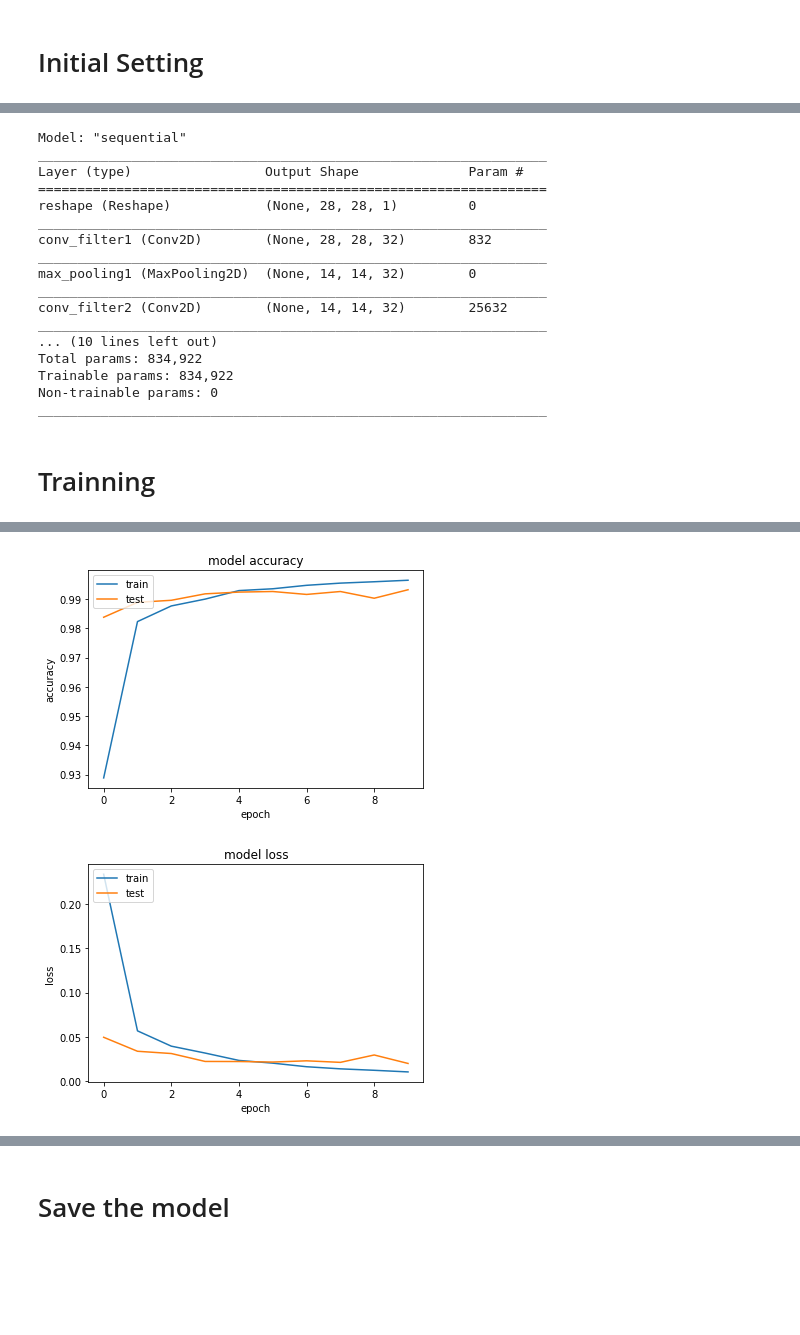
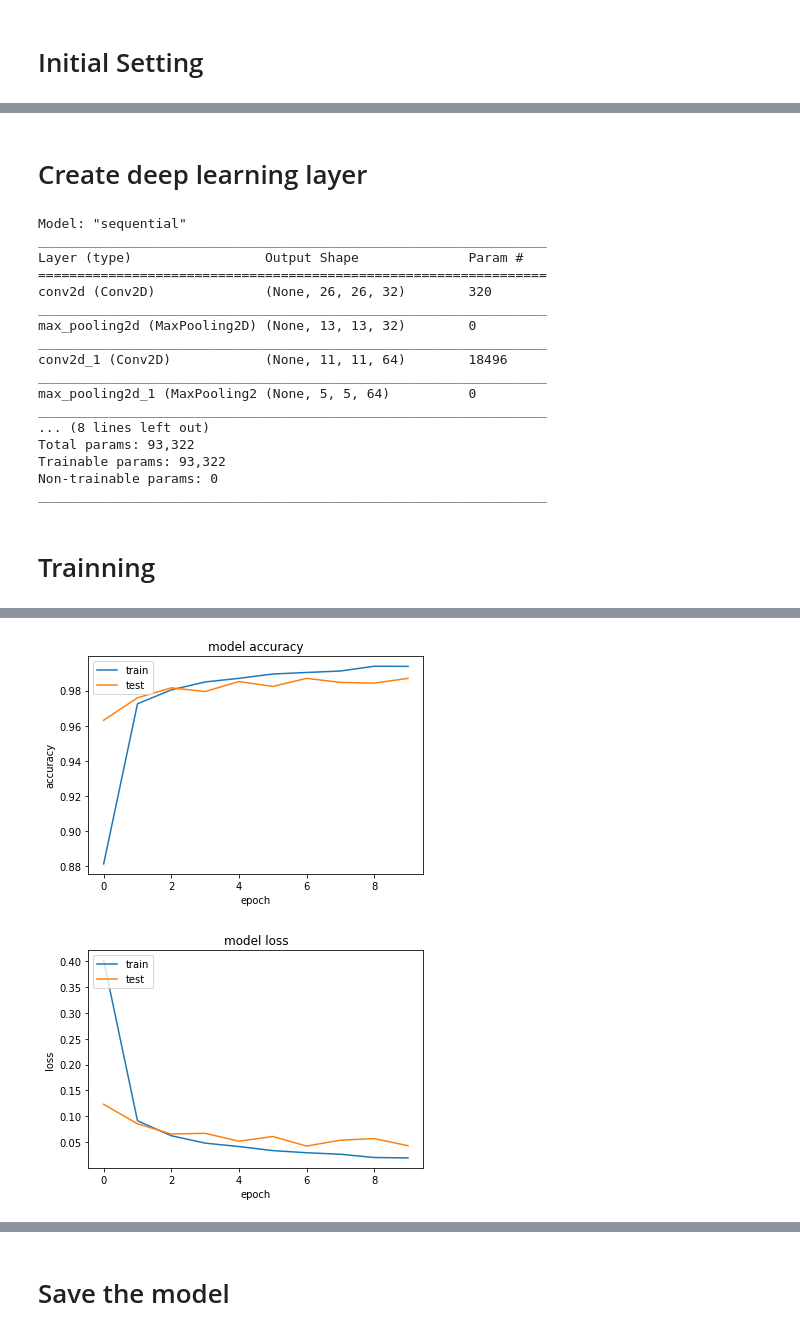
Before and after one commit to naonaorange/tensorflow_samples, a Jupyter notebook: cnn_mnist.ipynb, the cells around one changed output, grey strips where cells are left out. Drawn from its saved outputs; the diff is of its cells as text; code cells hidden in the pictures; blank space fills up the shorter version.

```diff
--- a/cnn_mnist.ipynb
+++ b/cnn_mnist.ipynb
@@ -22,50 +56,33 @@ tensorflow version : 2.0.0
+# %% [markdown]
+# Create deep learning layer
 # %%
-(x_train, y_train), (x_test, y_test) = mnist.load_data()
-x_train = x_train.reshape((len(x_train), 784)).astype('float32') / 255
-x_test = x_test.reshape((len(x_test), 784)).astype('float32') / 255
-y_train = tf.keras.utils.to_categorical(y_train, 10)
-y_test = tf.keras.utils.to_categorical(y_test, 10)
-
-
 model = models.Sequential()
-model.add(layers.Reshape((28, 28, 1),
-                         input_shape=(28*28,),
-                         name='reshape'))
-model.add(layers.Conv2D(32, (5, 5),  padding='same',
-                        kernel_initializer=initializers.TruncatedNormal(),
-                        use_bias=True,
-                        activation='relu',
-                        name='conv_filter1'))
-model.add(layers.MaxPooling2D((2, 2), name='max_pooling1'))
-model.add(layers.Conv2D(32, (5, 5), padding='same',
-                        kernel_initializer=initializers.TruncatedNormal(),
-                        use_bias=True, activation='relu',
-                        name='conv_filter2'))
-model.add(layers.MaxPooling2D((2, 2), name='max_pooling2'))
+model.add(layers.Conv2D(32, (3, 3), activation='relu', input_shape=(28, 28, 1)))
+model.add(layers.MaxPooling2D((2, 2)))
+model.add(layers.Conv2D(64, (3, 3), activation='relu'))
+model.add(layers.MaxPooling2D((2, 2)))
+model.add(layers.Conv2D(64, (3, 3), activation='relu'))
 model.add(layers.Flatten(name='flatten'))
-model.add(layers.Dense(512, activation='relu',
-                       kernel_initializer=initializers.TruncatedNormal(),
-                       name='hidden'))
-model.add(layers.Dropout(rate=0.3, name='dropout'))
+model.add(layers.Dense(64, activation='relu'))
+#model.add(layers.Dropout(rate=0.3, name='dropout'))
 model.add(layers.Dense(10, activation='softmax', name='softmax'))
-
 model.summary()
 # %% [output]
 Model: "sequential"
 _________________________________________________________________
 Layer (type)                 Output Shape              Param #
 =================================================================
-reshape (Reshape)            (None, 28, 28, 1)         0
+conv2d (Conv2D)              (None, 26, 26, 32)        320
 _________________________________________________________________
-conv_filter1 (Conv2D)        (None, 28, 28, 32)        832
+max_pooling2d (MaxPooling2D) (None, 13, 13, 32)        0
 _________________________________________________________________
-max_pooling1 (MaxPooling2D)  (None, 14, 14, 32)        0
+conv2d_1 (Conv2D)            (None, 11, 11, 64)        18496
 _________________________________________________________________
-conv_filter2 (Conv2D)        (None, 14, 14, 32)        25632
+max_pooling2d_1 (MaxPooling2 (None, 5, 5, 64)          0
 _________________________________________________________________
-... (10 lines left out)
-Total params: 834,922
-Trainable params: 834,922
+... (8 lines left out)
+Total params: 93,322
+Trainable params: 93,322
 Non-trainable params: 0
 _________________________________________________________________
 # %% [markdown]
@@ -76,7 +93,7 @@ model.compile(optimizer='adam',
               metrics=['accuracy'])
 
 training = model.fit(x_train, y_train,
-                    validation_data=(x_test, y_test),
+                    validation_data=(x_val, y_val),
                     batch_size=256, epochs=10)
 
 #正答率
@@ -116,2 +136,2 @@ Epoch 10/10
-[figure, old version]
+[figure, new version]
-[figure, old version]
+[figure, new version]
```
Also changed, not shown: parts of 7 cells of this notebook, 29 other files.
